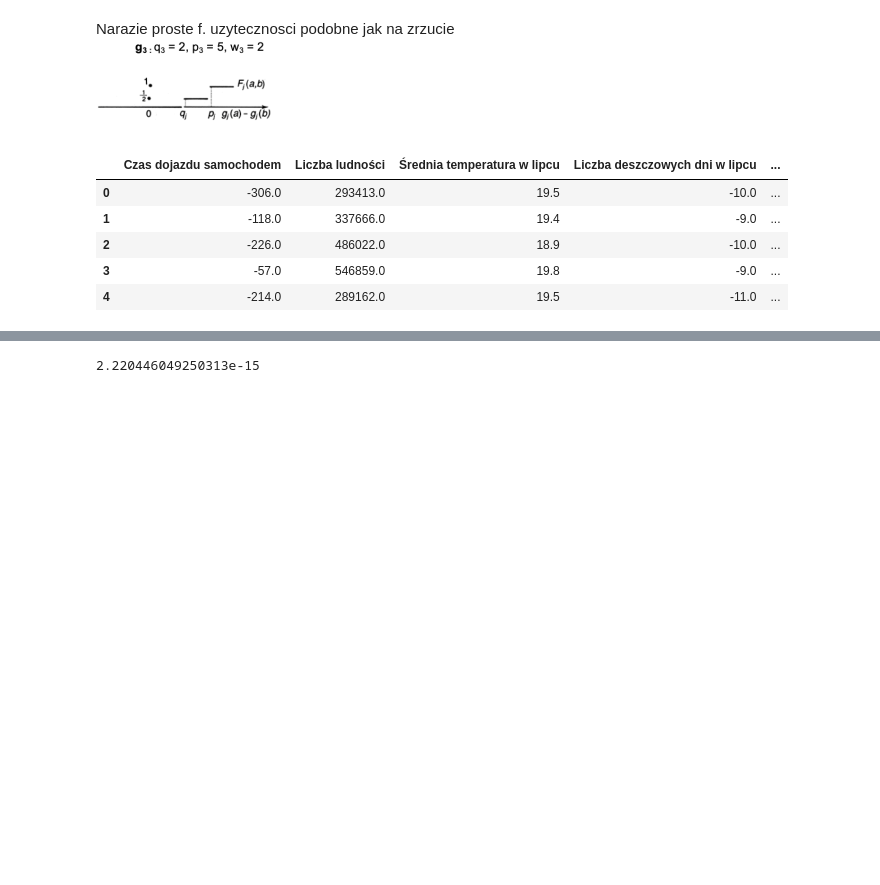
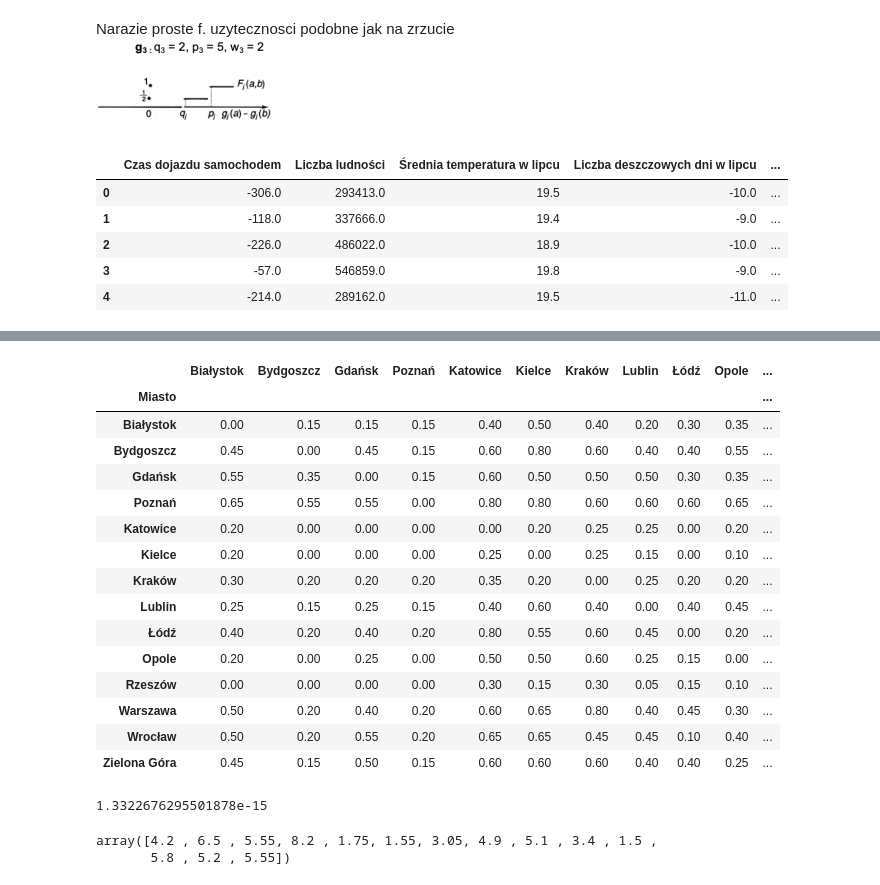
Before and after one commit to majsterkovic/iswd-project-2, a Jupyter notebook: demo.ipynb, the cells around one changed output, grey strips where cells are left out. Drawn from its saved outputs; the diff is of its cells as text; code cells hidden in the pictures; blank space fills up the shorter version.

```diff
--- a/demo.ipynb
+++ b/demo.ipynb
@@ -203,5 +230,35 @@ for p, n in zip(positive_flows, negative_flows):
-# %%
-sum(accum_flows) # we good
-# %% [output]
-2.220446049250313e-15
+# %%
+negative_flows = np.sum(pi_array, axis=0)
+positive_flows = np.sum(pi_array, axis=1)
+accum_flows = positive_flows - negative_flows
+
+pi_array_ext = np.hstack((pi_array, negative_flows[:, np.newaxis], positive_flows[:, np.newaxis], accum_flows[:, np.newaxis]))
+pi_array_ext_df = pd.DataFrame(pi_array_ext, index=towns, columns=np.append(towns, ['nflow', 'pflow', 'aflow']))
+pi_array_ext_df
+# %% [output]
+|  | Białystok | Bydgoszcz | Gdańsk | Poznań | Katowice | Kielce | Kraków | Lublin | Łódź | Opole | ... |
+| Miasto |  |  |  |  |  |  |  |  |  |  | ... |
+| Białystok | 0.00 | 0.15 | 0.15 | 0.15 | 0.40 | 0.50 | 0.40 | 0.20 | 0.30 | 0.35 | ... |
+| Bydgoszcz | 0.45 | 0.00 | 0.45 | 0.15 | 0.60 | 0.80 | 0.60 | 0.40 | 0.40 | 0.55 | ... |
+| Gdańsk | 0.55 | 0.35 | 0.00 | 0.15 | 0.60 | 0.50 | 0.50 | 0.50 | 0.30 | 0.35 | ... |
+| Poznań | 0.65 | 0.55 | 0.55 | 0.00 | 0.80 | 0.80 | 0.60 | 0.60 | 0.60 | 0.65 | ... |
+| Katowice | 0.20 | 0.00 | 0.00 | 0.00 | 0.00 | 0.20 | 0.25 | 0.25 | 0.00 | 0.20 | ... |
+| Kielce | 0.20 | 0.00 | 0.00 | 0.00 | 0.25 | 0.00 | 0.25 | 0.15 | 0.00 | 0.10 | ... |
+| Kraków | 0.30 | 0.20 | 0.20 | 0.20 | 0.35 | 0.20 | 0.00 | 0.25 | 0.20 | 0.20 | ... |
+| Lublin | 0.25 | 0.15 | 0.25 | 0.15 | 0.40 | 0.60 | 0.40 | 0.00 | 0.40 | 0.45 | ... |
+| Łódź | 0.40 | 0.20 | 0.40 | 0.20 | 0.80 | 0.55 | 0.60 | 0.45 | 0.00 | 0.20 | ... |
+| Opole | 0.20 | 0.00 | 0.25 | 0.00 | 0.50 | 0.50 | 0.60 | 0.25 | 0.15 | 0.00 | ... |
+| Rzeszów | 0.00 | 0.00 | 0.00 | 0.00 | 0.30 | 0.15 | 0.30 | 0.05 | 0.15 | 0.10 | ... |
+| Warszawa | 0.50 | 0.20 | 0.40 | 0.20 | 0.60 | 0.65 | 0.80 | 0.40 | 0.45 | 0.30 | ... |
+| Wrocław | 0.50 | 0.20 | 0.55 | 0.20 | 0.65 | 0.65 | 0.45 | 0.45 | 0.10 | 0.40 | ... |
+| Zielona Góra | 0.45 | 0.15 | 0.50 | 0.15 | 0.60 | 0.60 | 0.60 | 0.40 | 0.40 | 0.25 | ... |
+# %%
+print(np.sum(accum_flows))
+# %% [output]
+1.3322676295501878e-15
+# %%
+positive_flows
+# %% [output]
+array([4.2 , 6.5 , 5.55, 8.2 , 1.75, 1.55, 3.05, 4.9 , 5.1 , 3.4 , 1.5 ,
+       5.8 , 5.2 , 5.55])
 # %%
```
Also changed, not shown: parts of 17 cells of this notebook.
